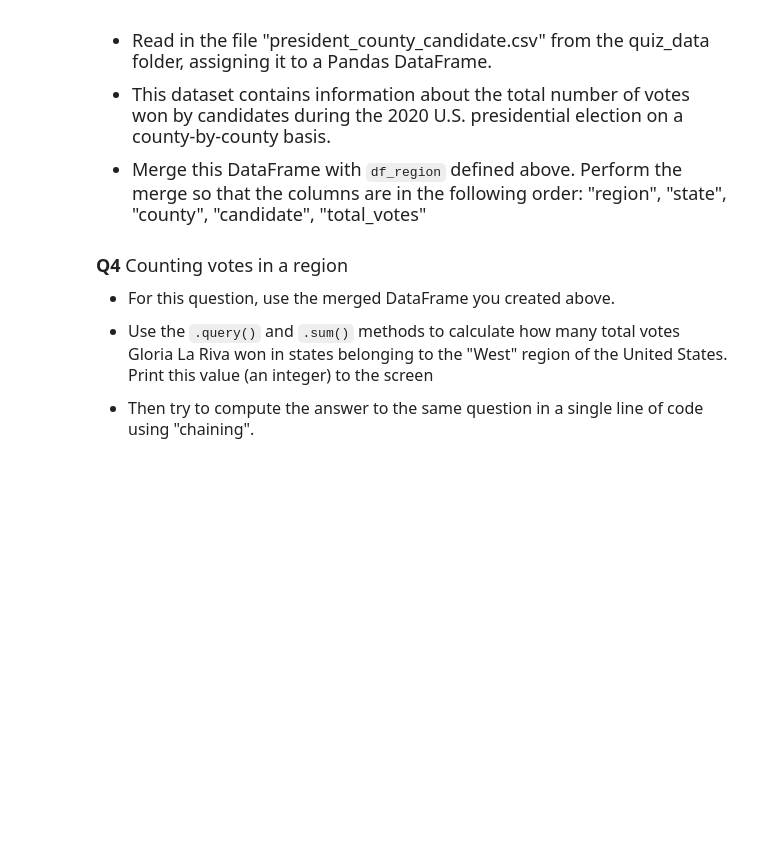
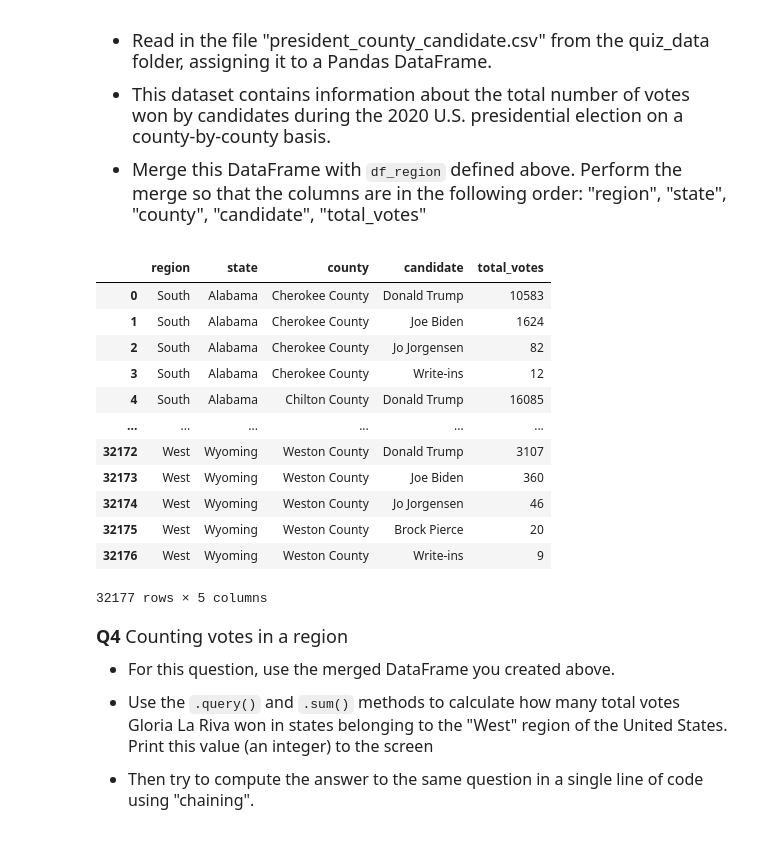
Before and after one commit to NinadHarris/datasci151spring2026, a Jupyter notebook: _quizzes/practice_quiz_4/practice_quiz_4.ipynb, the cells around one changed output. Saved outputs shown, nothing was run; the diff lists cells and outputs as text; code cells hidden in the pictures; blank space fills up the shorter version.

```diff
--- a/_quizzes/practice_quiz_4/practice_quiz_4.ipynb
+++ b/_quizzes/practice_quiz_4/practice_quiz_4.ipynb
@@ -166,6 +166,25 @@ df_region.head()
 - Merge this DataFrame with `df_region` defined above. Perform the merge so that the columns are in the following order: "region", "state", "county", "candidate", "total_votes"
 # %%
 # your code here
+president_county_candidate=pd.read_csv("quiz_data/president_county_candidate.csv")
+df_region_short=df_region[["region", "state"]]
+df_pres_short=president_county_candidate[["state", "county", "candidate", "total_votes"]]
+df_merged=pd.merge(left=df_region_short, right=df_pres_short, how="left",on="state")
+display(df_merged)
+# %% [output]
+|  | region | state | county | candidate | total_votes |
+| 0 | South | Alabama | Cherokee County | Donald Trump | 10583 |
+| 1 | South | Alabama | Cherokee County | Joe Biden | 1624 |
+| 2 | South | Alabama | Cherokee County | Jo Jorgensen | 82 |
+| 3 | South | Alabama | Cherokee County | Write-ins | 12 |
+| 4 | South | Alabama | Chilton County | Donald Trump | 16085 |
+| ... | ... | ... | ... | ... | ... |
+| 32172 | West | Wyoming | Weston County | Donald Trump | 3107 |
+| 32173 | West | Wyoming | Weston County | Joe Biden | 360 |
+| 32174 | West | Wyoming | Weston County | Jo Jorgensen | 46 |
+| 32175 | West | Wyoming | Weston County | Brock Pierce | 20 |
+| 32176 | West | Wyoming | Weston County | Write-ins | 9 |
+32177 rows × 5 columns
 # %% [markdown]
 <font size = "4">
 
```
Also changed, not shown: parts of 3 cells of this notebook.
